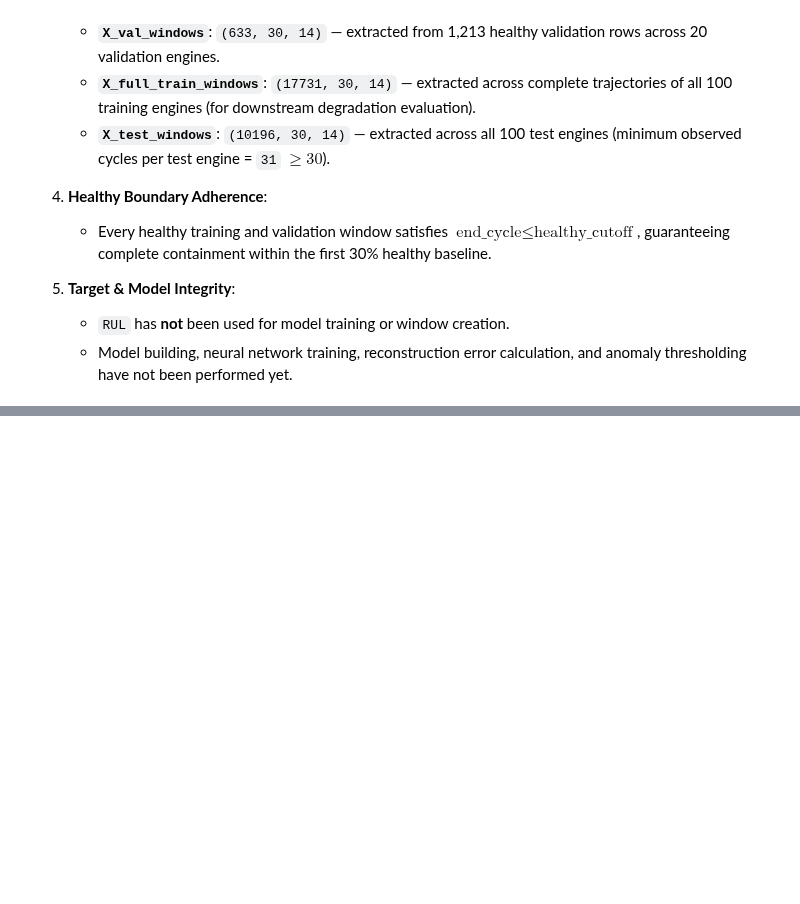
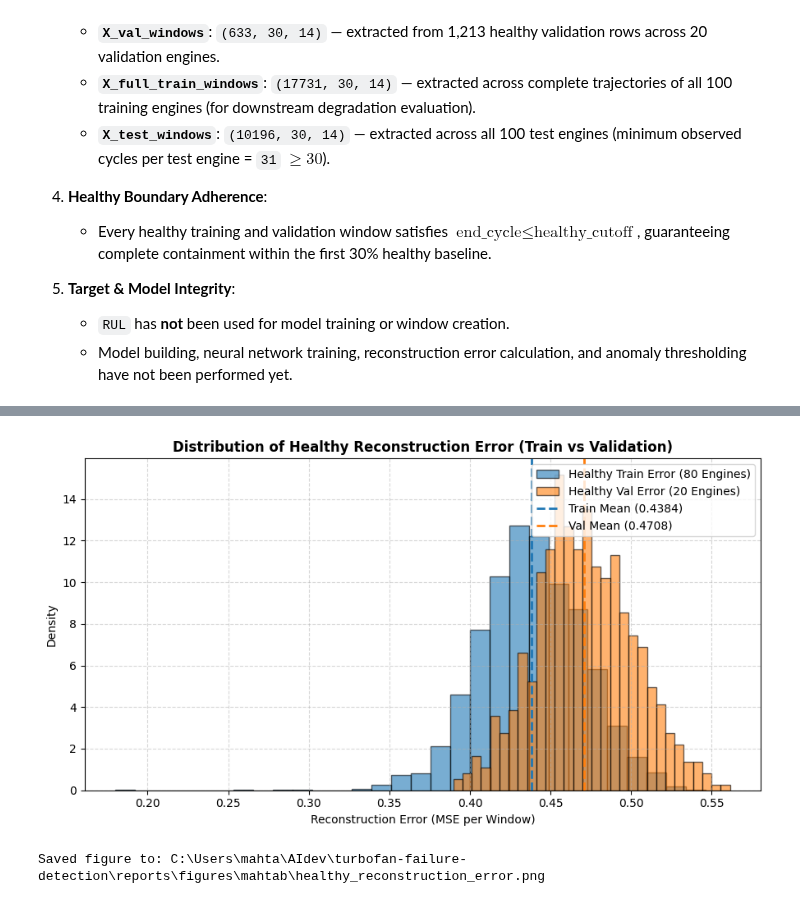
Before and after one commit to spirit-web/turbofan-failure-detection, a Jupyter notebook: notebooks/mahtab_autoencoder.ipynb, the cells around one changed output, grey strips where cells are left out. Saved outputs shown, nothing was run; the diff lists cells and outputs as text; code cells hidden in the pictures; blank space fills up the shorter version.

```diff
--- a/notebooks/mahtab_autoencoder.ipynb
+++ b/notebooks/mahtab_autoencoder.ipynb
@@ -1166,0 +1309,23 @@ Below is a concise summary of the sequence windowing implementation for dataset
+# %%
+# Configure EarlyStopping callback
+early_stopping = EarlyStopping(
+    monitor='val_loss',
+    patience=10,
+    restore_best_weights=True,
+    verbose=1
+)
+
+# Train Autoencoder
+history = baseline_dense_autoencoder.fit(
+    X_train_ae,
+    X_train_ae,
+    epochs=100,
+    batch_size=32,
+    shuffle=True,
+    validation_data=(X_val_ae, X_val_ae),
+    callbacks=[early_stopping],
+    verbose=1
+)
+
+actual_epochs = len(history.history['loss'])
+print(f"\nTraining completed! Total actual epochs executed: {actual_epochs}")
@@ -1166,0 +1449,23 @@ Below is a concise summary of the sequence windowing implementation for dataset
+# %%
+plt.figure(figsize=(9, 5))
+plt.hist(train_reconstruction_error, bins=30, alpha=0.6, color='#1f77b4', edgecolor='black', density=True, label='Healthy Train Error (80 Engines)')
+plt.hist(val_reconstruction_error, bins=30, alpha=0.6, color='#ff7f0e', edgecolor='black', density=True, label='Healthy Val Error (20 Engines)')
+
+plt.axvline(np.mean(train_reconstruction_error), color='#1f77b4', linestyle='--', linewidth=2, label=f'Train Mean ({np.mean(train_reconstruction_error):.4f})')
+plt.axvline(np.mean(val_reconstruction_error), color='#ff7f0e', linestyle='--', linewidth=2, label=f'Val Mean ({np.mean(val_reconstruction_error):.4f})')
+
+plt.title('Distribution of Healthy Reconstruction Error (Train vs Validation)', fontsize=12, fontweight='bold')
+plt.xlabel('Reconstruction Error (MSE per Window)', fontsize=10)
+plt.ylabel('Density', fontsize=10)
+plt.legend(loc='upper right')
+plt.grid(True, linestyle='--', alpha=0.5)
+plt.tight_layout()
+
+error_fig_path = figures_dir / 'healthy_reconstruction_error.png'
+plt.savefig(error_fig_path, dpi=300)
+plt.show()
+
+print(f"Saved figure to: {error_fig_path}")
+# %% [output]
+[figure, added]
+Saved figure to: C:\Users\mahta\AIdev\turbofan-failure-detection\reports\figures\mahtab\healthy_reconstruction_error.png
```
Also changed, not shown: parts of 16 cells of this notebook, 2 other files.
